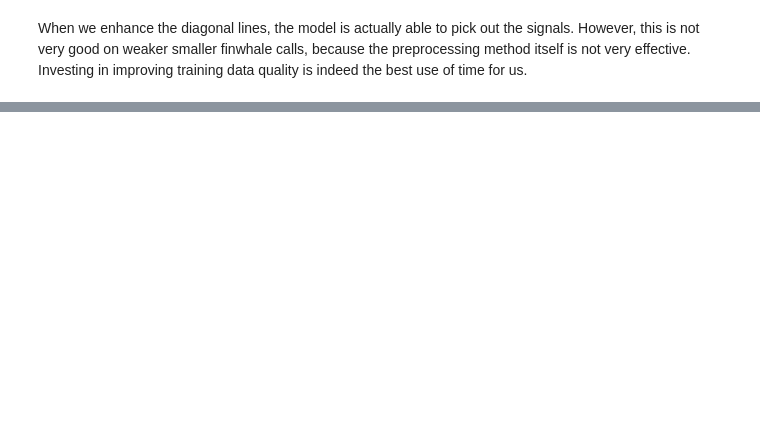
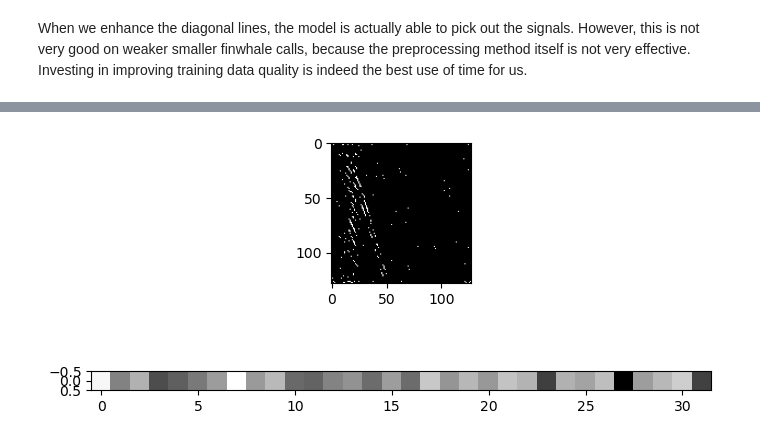
Before and after one commit to Ocean-Data-Lab/das-finwhale-vocalization, a Jupyter notebook: Notebooks/04_PyTorch Autoencoder.ipynb, the cells around one changed output, grey strips where cells are left out. Drawn from its saved outputs; the diff is of its cells as text; code cells hidden in the pictures; blank space fills up the shorter version.

```diff
--- a/Notebooks/04_PyTorch Autoencoder.ipynb
+++ b/Notebooks/04_PyTorch Autoencoder.ipynb
@@ -338,0 +372,13 @@ When we enhance the diagonal lines, the model is actually able to pick out the s
+# %%
+def view_encoded(img):
+    result = encoder(img.unsqueeze(0).to(device))
+    plt.figure(figsize=(8,4))
+    plt.subplot(2,1,1)
+    plt.imshow(img.cpu().squeeze().numpy(), cmap='gist_gray')
+    plt.subplot(2,1,2)
+    plt.imshow(result.cpu().squeeze().detach().numpy()[np.newaxis,:], cmap='gist_gray')
+    plt.show()
+# %%
+view_encoded(images[6709][0])
+# %% [output]
+[figure, added]
```
Also changed, not shown: parts of 20 cells of this notebook, 4 other files.
